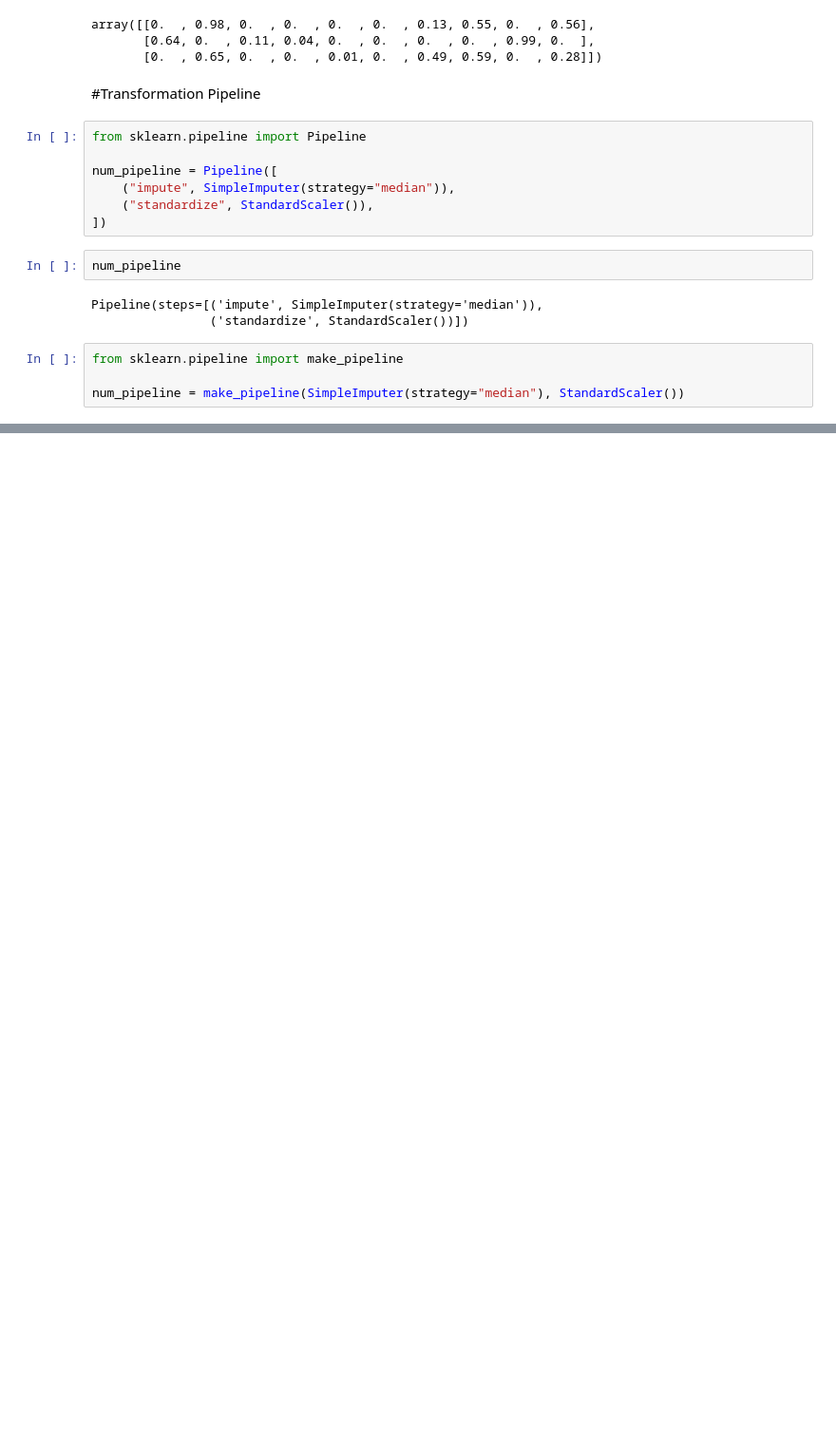
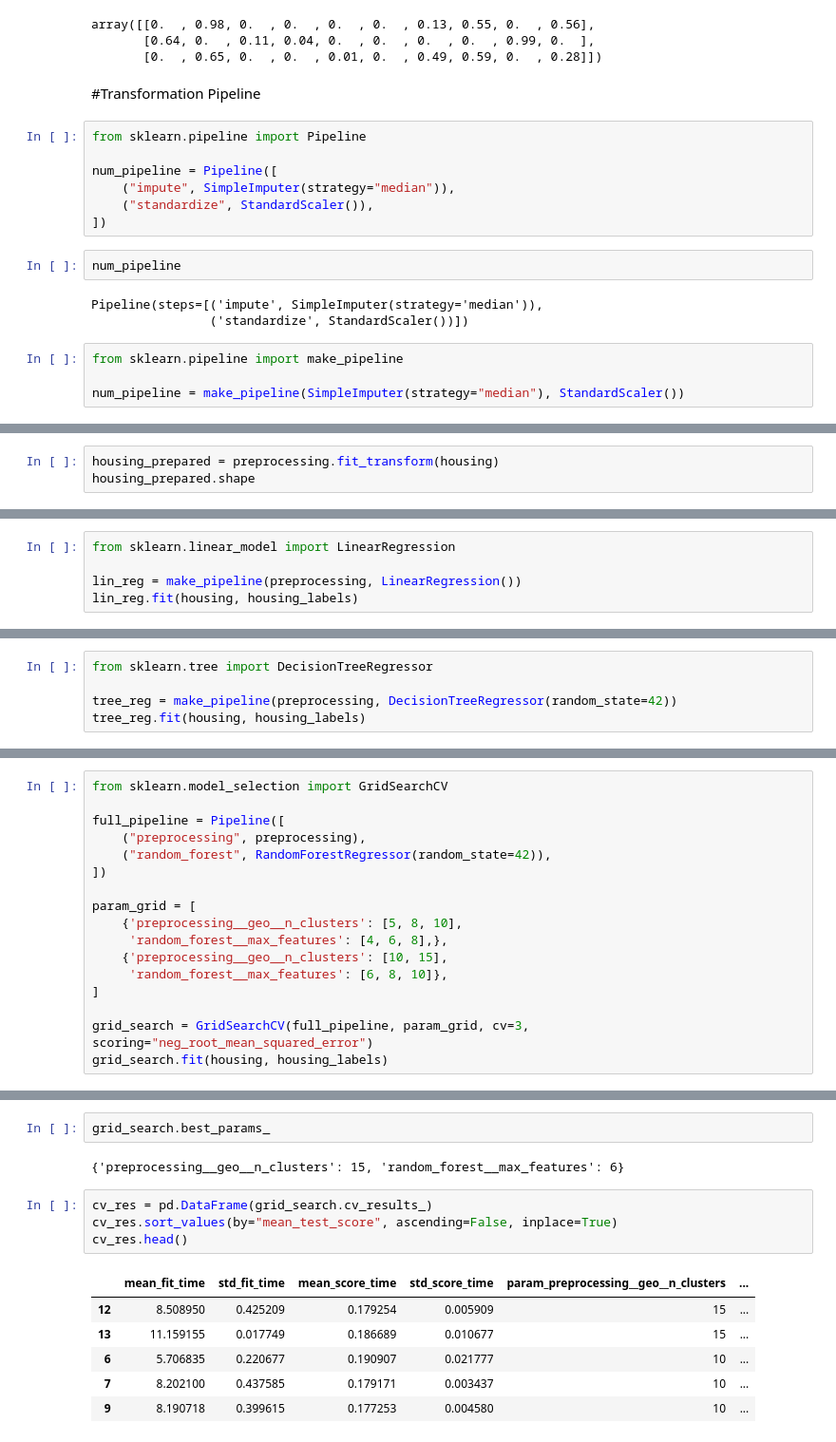
Before and after one commit to jadhav-rakesh/California_House_Prediction, a Jupyter notebook: california_house_prediction.ipynb, the cells around one changed output, grey strips where cells are left out. Shown at 95% size. Cells and saved outputs as stored; diff of their text form; blank space fills up the shorter version.

```diff
--- a/california_house_prediction.ipynb
+++ b/california_house_prediction.ipynb
@@ -460,0 +544,3 @@ num_pipeline = make_pipeline(SimpleImputer(strategy="median"), StandardScaler())
+# %%
+housing_prepared = preprocessing.fit_transform(housing)
+housing_prepared.shape
@@ -460,0 +564,5 @@ num_pipeline = make_pipeline(SimpleImputer(strategy="median"), StandardScaler())
+# %%
+from sklearn.linear_model import LinearRegression
+
+lin_reg = make_pipeline(preprocessing, LinearRegression())
+lin_reg.fit(housing, housing_labels)
@@ -460,0 +605,5 @@ num_pipeline = make_pipeline(SimpleImputer(strategy="median"), StandardScaler())
+# %%
+from sklearn.tree import DecisionTreeRegressor
+
+tree_reg = make_pipeline(preprocessing, DecisionTreeRegressor(random_state=42))
+tree_reg.fit(housing, housing_labels)
@@ -460,0 +673,17 @@ num_pipeline = make_pipeline(SimpleImputer(strategy="median"), StandardScaler())
+# %%
+from sklearn.model_selection import GridSearchCV
+
+full_pipeline = Pipeline([
+    ("preprocessing", preprocessing),
+    ("random_forest", RandomForestRegressor(random_state=42)),
+])
+
+param_grid = [
+    {'preprocessing__geo__n_clusters': [5, 8, 10],
+     'random_forest__max_features': [4, 6, 8],},
+    {'preprocessing__geo__n_clusters': [10, 15],
+     'random_forest__max_features': [6, 8, 10]},
+]
+
+grid_search = GridSearchCV(full_pipeline, param_grid, cv=3, scoring="neg_root_mean_squared_error")
+grid_search.fit(housing, housing_labels)
@@ -460,0 +710,15 @@ num_pipeline = make_pipeline(SimpleImputer(strategy="median"), StandardScaler())
+# %%
+grid_search.best_params_
+# %% [output]
+{'preprocessing__geo__n_clusters': 15, 'random_forest__max_features': 6}
+# %%
+cv_res = pd.DataFrame(grid_search.cv_results_)
+cv_res.sort_values(by="mean_test_score", ascending=False, inplace=True)
+cv_res.head()
+# %% [output]
+|  | mean_fit_time | std_fit_time | mean_score_time | std_score_time | param_preprocessing__geo__n_clusters | ... |
+| 12 | 8.508950 | 0.425209 | 0.179254 | 0.005909 | 15 | ... |
+| 13 | 11.159155 | 0.017749 | 0.186689 | 0.010677 | 15 | ... |
+| 6 | 5.706835 | 0.220677 | 0.190907 | 0.021777 | 10 | ... |
+| 7 | 8.202100 | 0.437585 | 0.179171 | 0.003437 | 10 | ... |
+| 9 | 8.190718 | 0.399615 | 0.177253 | 0.004580 | 10 | ... |
```
Also changed, not shown: parts of 29 cells of this notebook.
